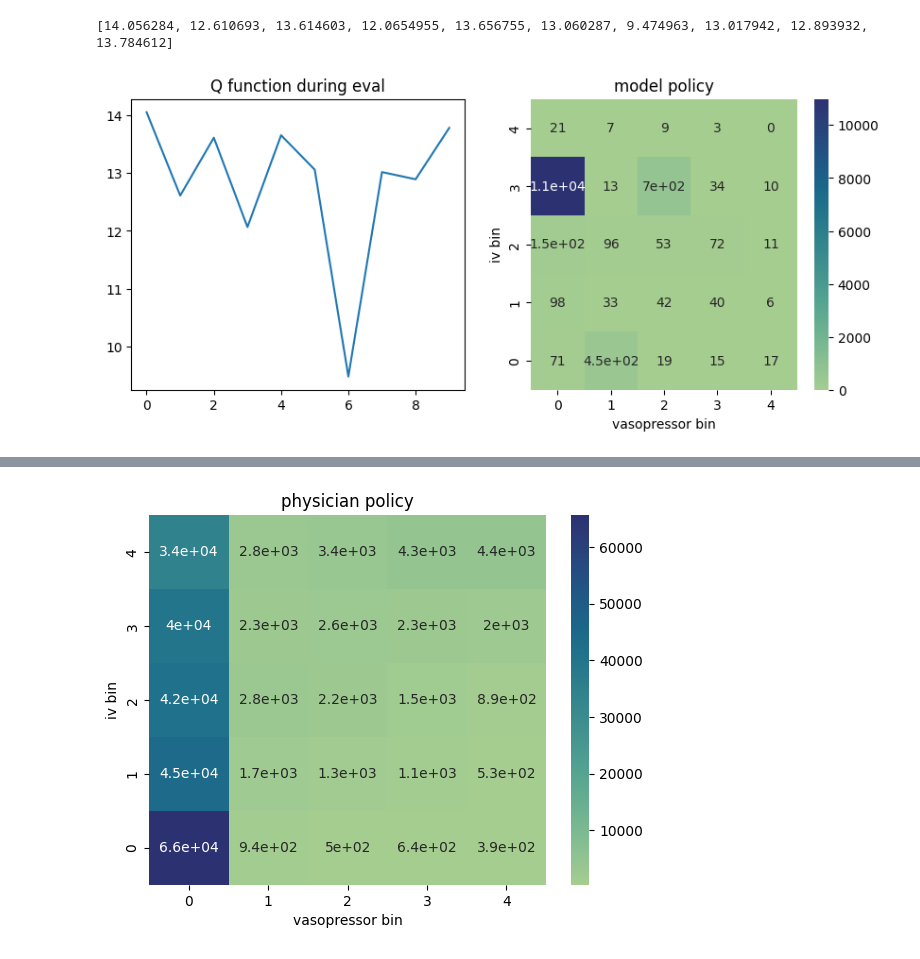
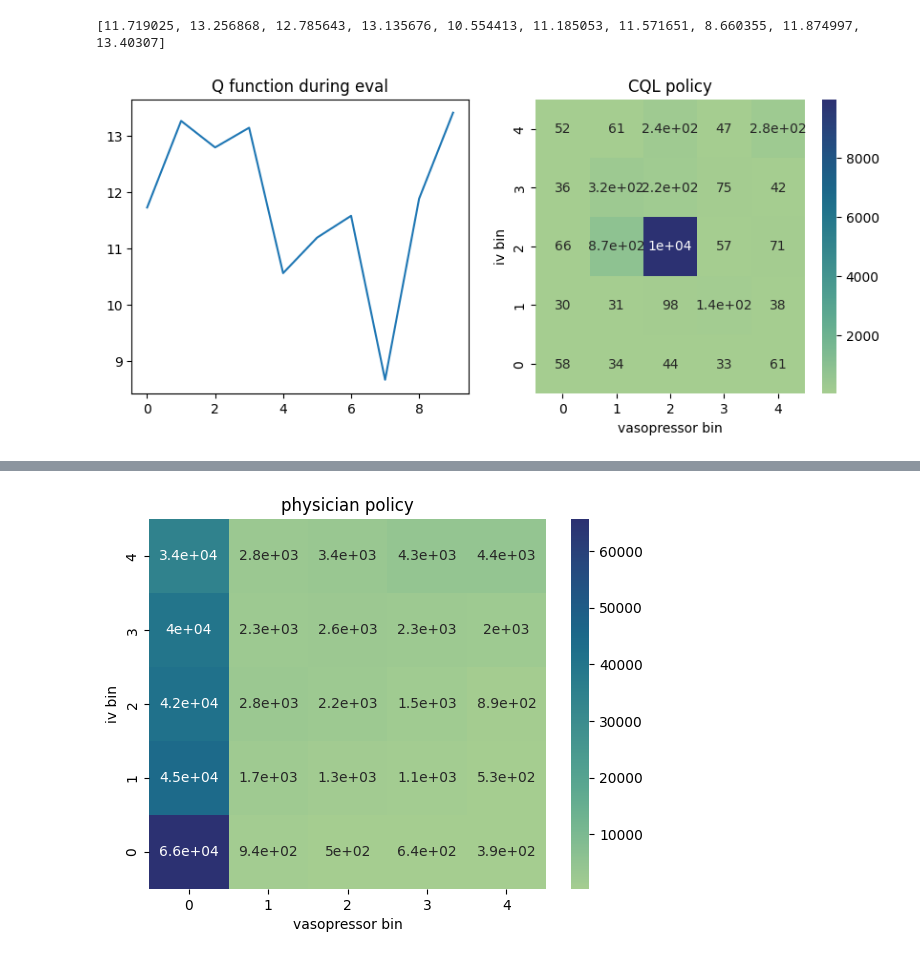
Before and after one commit to weissguy/rl-sepsis, a Jupyter notebook: mimic_policies.ipynb, the cells around one changed output, grey strips where cells are left out. Saved outputs shown, nothing was run; the diff lists cells and outputs as text; code cells hidden in the pictures.

```diff
--- a/mimic_policies.ipynb
+++ b/mimic_policies.ipynb
@@ -12,6 +13,18 @@ from rl_policies import D3QNAgent, CQLAgent
 
 import warnings
 warnings.filterwarnings('ignore')
+# %%
+# load data
+
+sepsis_df = pd.read_csv('data/sepsis_df.csv')
+
+cutoff = int(0.8 * len(sepsis_df['icustayid']))
+
+train_ids = sepsis_df['icustayid'][:cutoff]
+train_df = sepsis_df[sepsis_df['icustayid'].isin(train_ids)]
+
+test_ids = sepsis_df['icustayid'][cutoff:]
+test_df = sepsis_df[sepsis_df['icustayid'].isin(test_ids)]
 # %%
 # tools for training, evaluating, visualizing our policies
 
@@ -84,7 +97,7 @@ def eval_policy(model, env, n_episodes=1000, model_name='model'):
         done = False
         episode_q_vals = []
         while not done:
-            action = model.select_action(torch.from_numpy(state), eps=0.0) # greedy (no exploration)
+            action = model.select_action(torch.from_numpy(state)) # TODO: eps=0.05, is that ok?
             next_state, reward, terminated, truncated, _ = env.step(action)
             done = terminated or truncated
             state = next_state
@@ -131,8 +144,15 @@ def policy_heatmap(action_array, model_name, ax):
 # %%
 ### Dueling Double Deep Q Networks ###
 
-env = MIMICEnv()
+env = MIMICEnv(sepsis_df)
 d3qn_agent = D3QNAgent(env.obs_dim, env.action_dim)
 
-train_policy(d3qn_agent, env)
+# train policy
+#train_policy(d3qn_agent, env, model_name='D3QN')
+
+# save policy
+#torch.save(d3qn_agent.main_network.state_dict(), 'models/d3qn_policy.pth')
+
+# load policy
+d3qn_agent.main_network.load_state_dict(torch.load('models/d3qn_policy.pth'))
 # %% [output]
@@ -148,5 +168,13 @@ eval_policy(d3qn_agent, env)
 ### Conservative Q-Learning (CQL) ###
 
 cql_agent = CQLAgent(env.obs_dim, env.action_dim)
-train_policy(cql_agent, env)
+
+# train policy
+#train_policy(cql_agent, env, model_name='CQL')
+
+# save policy
+#torch.save(cql_agent.main_network.state_dict(), 'models/cql_policy.pth')
+
+# load policy
+cql_agent.main_network.load_state_dict(torch.load('models/cql_policy.pth'))
 # %% [output]
@@ -154,5 +182,5 @@ train_policy(cql_agent, env)
 # %%
-eval_policy(cql_agent, env)
+eval_policy(cql_agent, env, model_name='CQL')
 # %% [output]
-[14.056284, 12.610693, 13.614603, 12.0654955, 13.656755, 13.060287, 9.474963, 13.017942, 12.893932, 13.784612]
+[11.719025, 13.256868, 12.785643, 13.135676, 10.554413, 11.185053, 11.571651, 8.660355, 11.874997, 13.40307]
-[figure, old version]
+[figure, new version]
```
Also changed, not shown: parts of 13 cells of this notebook, 8 other files.
